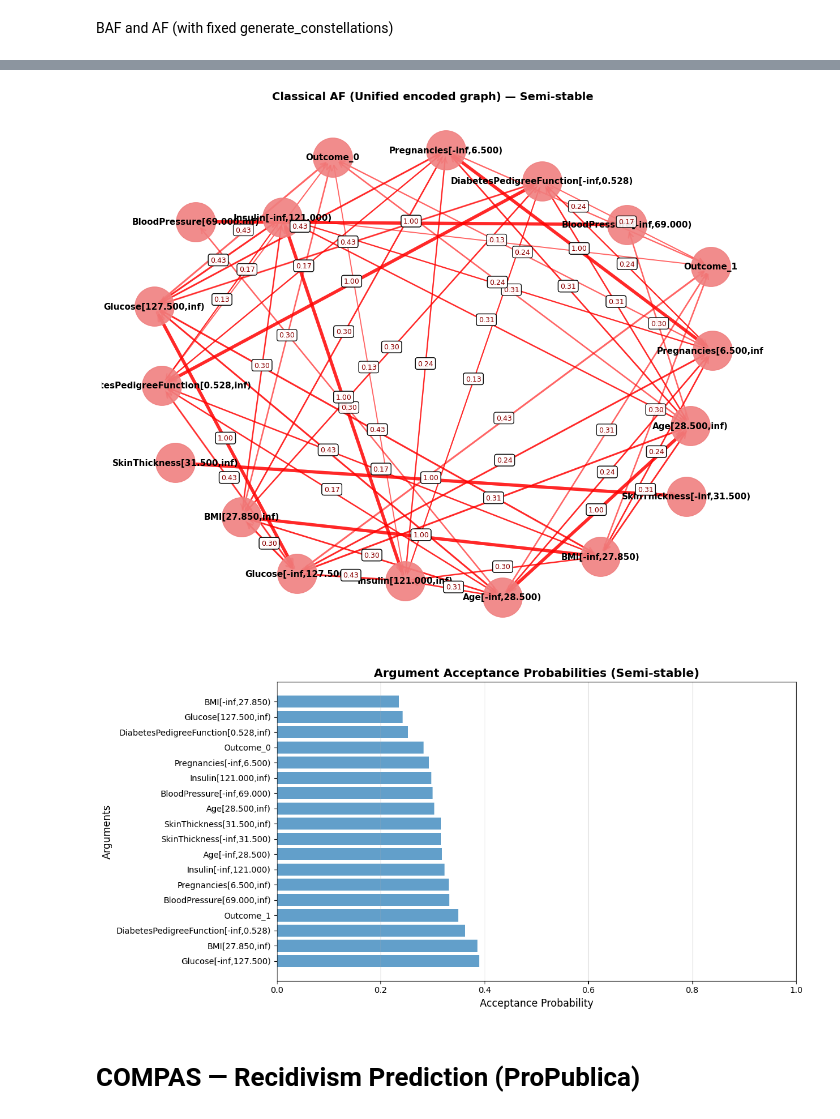
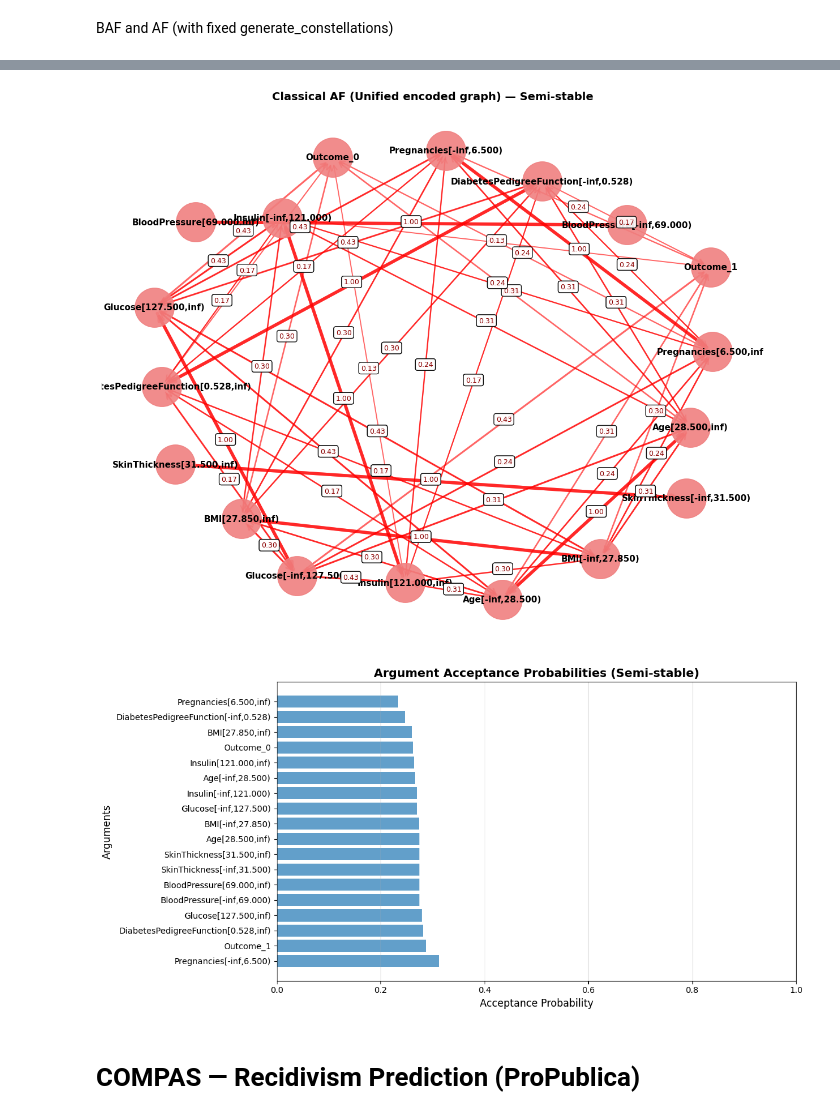
Before and after one commit to AKANEMO22/MedTCAX-Causal-Argumentative-Explainability, a Jupyter notebook: causal_argumentation-main/causal_arg.ipynb, the cells around one changed output, grey strips where cells are left out. Saved outputs shown, nothing was run; the diff lists cells and outputs as text; code cells hidden in the pictures.

```diff
--- a/causal_argumentation-main/causal_arg.ipynb
+++ b/causal_argumentation-main/causal_arg.ipynb
@@ -1184,7 +1150,7 @@ df = pd.read_csv("diabetes.csv")
 features = [
     'Pregnancies', 'Glucose', 'BloodPressure', 'SkinThickness',
     'Insulin', 'BMI', 'DiabetesPedigreeFunction', 'Age'
- ]
+]
 outcome = 'Outcome'
 categorical_features = []  #
 
@@ -1195,12 +1161,7 @@ entropy_binning_config = {
     "min_gain": 0.005,
     "min_bin_size": 25
 }
-# Edit tiers to match your causal assumptions.
-tier_groups = {
-    1: ['Age', 'Pregnancies', 'DiabetesPedigreeFunction'],
-    2: ['Glucose', 'BloodPressure', 'SkinThickness', 'Insulin', 'BMI'],
-    3: ['Outcome']
-}
+
 algo = "fci"    # or "pc"
 alpha = 0.01
 
@@ -1217,19 +1178,19 @@ merged_res, merged_group_edges, dfU, enc_groups_full, run1, run2 = run_dual_and_
     algo=algo,
     alpha=alpha,
     merge_rule="majority",
-    tier_groups=tier_groups
- )
+
+)
 print(f"Merged group-level edges: {sorted(list(merged_group_edges))}")
 
 
 export_causallearn_graph_with_corr(
     run1,
     f"{OUTPUT_DIR}/discovery_{algo}_dropfirst_weighted.png"
- )
+)
 export_causallearn_graph_with_corr(
     run2,
     f"{OUTPUT_DIR}/discovery_{algo}_droplast_weighted.png"
- )
+)
 
 export_group_graph_with_corr(
     merged_group_edges,
@@ -1237,13 +1198,13 @@ export_group_graph_with_corr(
     enc_groups_full,
     f"{OUTPUT_DIR}/merged_groups_{algo}_weighted.png",
     title="Merged Group Directions (corr = strongest pair)"
- )
+)
 
 export_unified_graph_with_corr(
     merged_res,
     f"{OUTPUT_DIR}/final_unified_{algo}_weighted.png",
     title="Final Unified Encoded Graph (with correlations)"
- )
+)
 
 print("\n" + "=" * 60)
 print("STEP 2: BAF on unified encoded graph (ALL dummies & bins)")
@@ -1265,7 +1226,7 @@ af = baf.to_classical_af(
     enforce_exclusivity=True,
     exclusivity_skip=('Outcome',),
     exclusivity_weight=1.0
- )
+)
 af.print_summary()
 
 print("\n" + "=" * 60)
@@ -1284,7 +1245,7 @@ extension_probs = af.compute_extensions_probability(
     exactly_one=False,
     enforce_group_exclusivity=True,
     encoding_groups=enc_for_semantics
- )
+)
 
 print("\n" + "=" * 60)
 print("STEP 6: Argument acceptance")
@@ -1297,7 +1258,7 @@ print("=" * 60)
 af.visualize(
     title="Classical AF (Unified encoded graph) — Semi-stable",
     output_file=f"{OUTPUT_DIR}/classical_af.png"
- )
+)
 af.to_apx_format(f"{OUTPUT_DIR}/framework.apx")
 af.to_tgf_format(f"{OUTPUT_DIR}/framework.tgf")
 
@@ -1332,9 +1293,9 @@ Finishing BK Orientation.
 Saved AF visualization to: outputs_diabetes/fci_experiment/classical_af.png
 Exported APX format to: outputs_diabetes/fci_experiment/framework.apx
 Exported TGF format to: outputs_diabetes/fci_experiment/framework.tgf
 Saved: outputs_diabetes/fci_experiment/argument_acceptance.png
-[figure, old version]
+[figure, new version]
-[figure, old version]
+[figure, new version]
 # %% [markdown]
 # COMPAS — Recidivism Prediction (ProPublica)
 # %%
```
Also changed, not shown: parts of 10 cells of this notebook.
